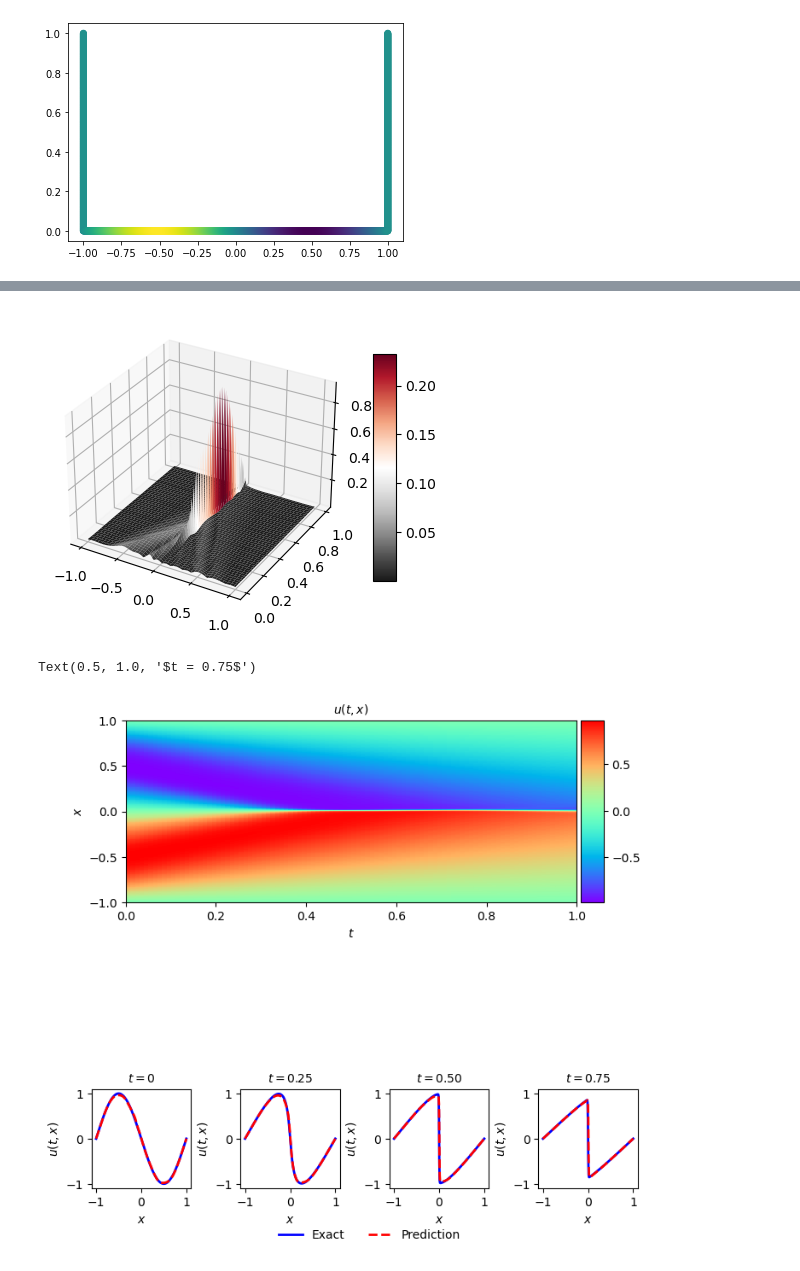
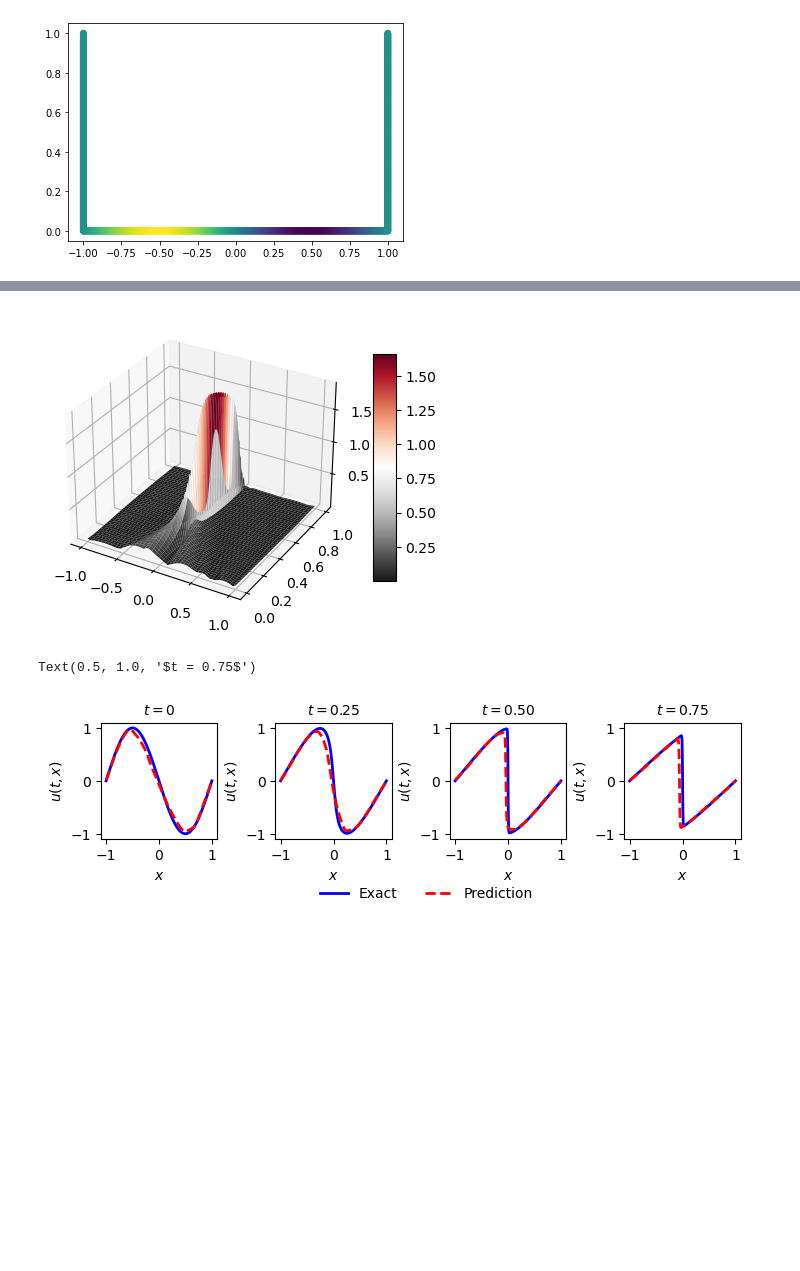
Before and after one commit to aken0/LaplacePINNs, a Jupyter notebook: pinns copy.ipynb, the cells around one changed output, grey strips where cells are left out. Drawn from its saved outputs; the diff is of its cells as text; code cells hidden in the pictures; blank space fills up the shorter version.

```diff
--- a/pinns copy.ipynb
+++ b/pinns copy.ipynb
@@ -81,19 +82,25 @@ plt.scatter(data_grid[:,0],data_grid[:,1],c=u_star)
 # %%
 #model = Network([2, 20, 20, 20, 20, 20, 20, 20, 1],torch.nn.CELU()).to(device)
 #model = Network([2,16,16,16,16,1],torch.nn.Tanh()).to(device)
+model = torch.nn.Sequential(
+    torch.nn.Linear(2, 8), torch.nn.Tanh(),
+    torch.nn.Linear(8, 8), torch.nn.Tanh(),
+    torch.nn.Linear(8, 1)).to(device)
+'''
 model = torch.nn.Sequential(
     torch.nn.Linear(2, 16), torch.nn.Tanh(),
     torch.nn.Linear(16, 16), torch.nn.Tanh(),
     torch.nn.Linear(16, 16), torch.nn.Tanh(),
     torch.nn.Linear(16, 16), torch.nn.Tanh(),
-    torch.nn.Linear(16, 1), torch.nn.Tanh(),).to(device)
+    torch.nn.Linear(16, 1)).to(device)
+'''
 #model = Network([2,20,20,20,20,1],torch.nn.Tanh()).to(device)
 
 mse = torch.nn.MSELoss()
 optimizer = torch.optim.Adam(model.parameters())
 
-iters = 30000
-N_data=2000
+iters=30000
+#N_data=2000
 N_col=1000
 
 train_error=[]
@@ -111,7 +118,9 @@ u_bc = torch.as_tensor(u,device=device).float()
 
 
 ###Random points
-x_col=((data_grid.min()-data_grid.max())*torch.rand(N_col,1,device=device) + data_grid.max()).clone().detach().requires_grad_(True)
+#x_col=((data_grid.min()-data_grid.max())*torch.rand(N_col,1,device=device) + data_grid.max()).clone().detach().requires_grad_(True)
+shift=1.
+x_col=(shift*(data_grid.min()-data_grid.max())*torch.rand(N_col,1,device=device) + shift*data_grid.max()).clone().detach().requires_grad_(True)
 #t_col=((.5*torch.rand(N_col,1,device=device))).clone().detach().requires_grad_()
 t_col=torch.rand(N_col,1,device=device).requires_grad_()
 
@@ -133,6 +142,9 @@ for i in range(iters):
     #mse_u
     net_bc_out=model(torch.hstack([x_bc,t_bc]))
     mse_u = mse(net_bc_out, u_bc)
+
+    #x_col=(shift*(data_grid.min()-data_grid.max())*torch.rand(N_col,1,device=device) + shift*data_grid.max()).clone().detach().requires_grad_(True)
+    #t_col=torch.rand(N_col,1,device=device).requires_grad_()
 
     #mse_f
     f_out = f(x_col, t_col, model)
@@ -241,7 +249,7 @@ surf = ax.plot_surface(X,T,(abs(ms_u-pt_u.detach().cpu().numpy())), cmap=cm.RdGy
 fig.colorbar(surf, shrink=.75, aspect=10)
 plt.show()
 # %% [output]
-[figure, old version]
+[figure, new version]
 # %%
 import matplotlib.gridspec as gridspec
 from mpl_toolkits.axes_grid1 import make_axes_locatable
@@ -264,22 +272,6 @@ plt.figure(dpi=100,figsize=(8,10))
 pred=model(torch.tensor(X_exact).to(device)).cpu().detach().numpy()
 U_pred = griddata(X_exact, pred.flatten(), (X, T), method='cubic')
 
-gs0 = gridspec.GridSpec(1, 2)
-gs0.update(top=1-0.06, bottom=1-1.0/3.0+0.06, left=0.15, right=0.85, wspace=0)
-ax = plt.subplot(gs0[:, :])
-
-h = ax.imshow(U_pred.T, interpolation='nearest', cmap='rainbow',
-                  extent=[t.min(), t.max(), x.min(), x.max()],
-                  origin='lower', aspect='auto')
-divider = make_axes_locatable(ax)
-cax = divider.append_axes("right", size="5%", pad=0.05)
-fig.colorbar(h, cax=cax)
-
-ax.set_xlabel('$t$')
-ax.set_ylabel('$x$')
-ax.set_title('$u(t,x)$', fontsize = 10)
-#gs1 = gridspec.GridSpec(1, 3)
-#gs1.update(top=1-1.0/3.0-0.1, bottom=1.0-2.0/3.0, left=0.1, right=0.9, wspace=0.5)
 
 ############################################################################
 ############################################################################
@@ -306,31 +298,31 @@ ax.plot(x1,U_pred[25,:], 'r--', linewidth = 2, label = 'Prediction')
 ax.set_xlabel('$x$')
 ax.set_ylabel('$u(t,x)$')
 ax.set_title('$t = 0.25$', fontsize = 10)
 ax.axis('square')
 ax.set_xlim([-1.1,1.1])
 ax.set_ylim([-1.1,1.1])
 
 ax = plt.subplot(gs1[0, 2])
 ax.plot(x1,Exact[50,:], 'b-', linewidth = 2, label = 'Exact')
 ax.plot(x1,U_pred[50,:], 'r--', linewidth = 2, label = 'Prediction')
 ax.set_xlabel('$x$')
 ax.set_ylabel('$u(t,x)$')
 ax.axis('square')
 ax.set_xlim([-1.1,1.1])
 ax.set_ylim([-1.1,1.1])
 ax.set_title('$t = 0.50$', fontsize = 10)
 
 ax.legend(loc='upper center', bbox_to_anchor=(-0.2, -0.3), ncol=5, frameon=False)
 
 ax = plt.subplot(gs1[0, 3])
 ax.plot(x1,Exact[75,:], 'b-', linewidth = 2, label = 'Exact')
 ax.plot(x1,U_pred[75,:], 'r--', linewidth = 2, label = 'Prediction')
 ax.set_xlabel('$x$')
 ax.set_ylabel('$u(t,x)$')
 ax.axis('square')
 ax.set_xlim([-1.1,1.1])
 ax.set_ylim([-1.1,1.1])
 ax.set_title('$t = 0.75$', fontsize = 10)
 # %% [output]
 Text(0.5, 1.0, '$t = 0.75$')
-[figure, old version]
+[figure, new version]
```
Also changed, not shown: parts of 16 cells of this notebook.
